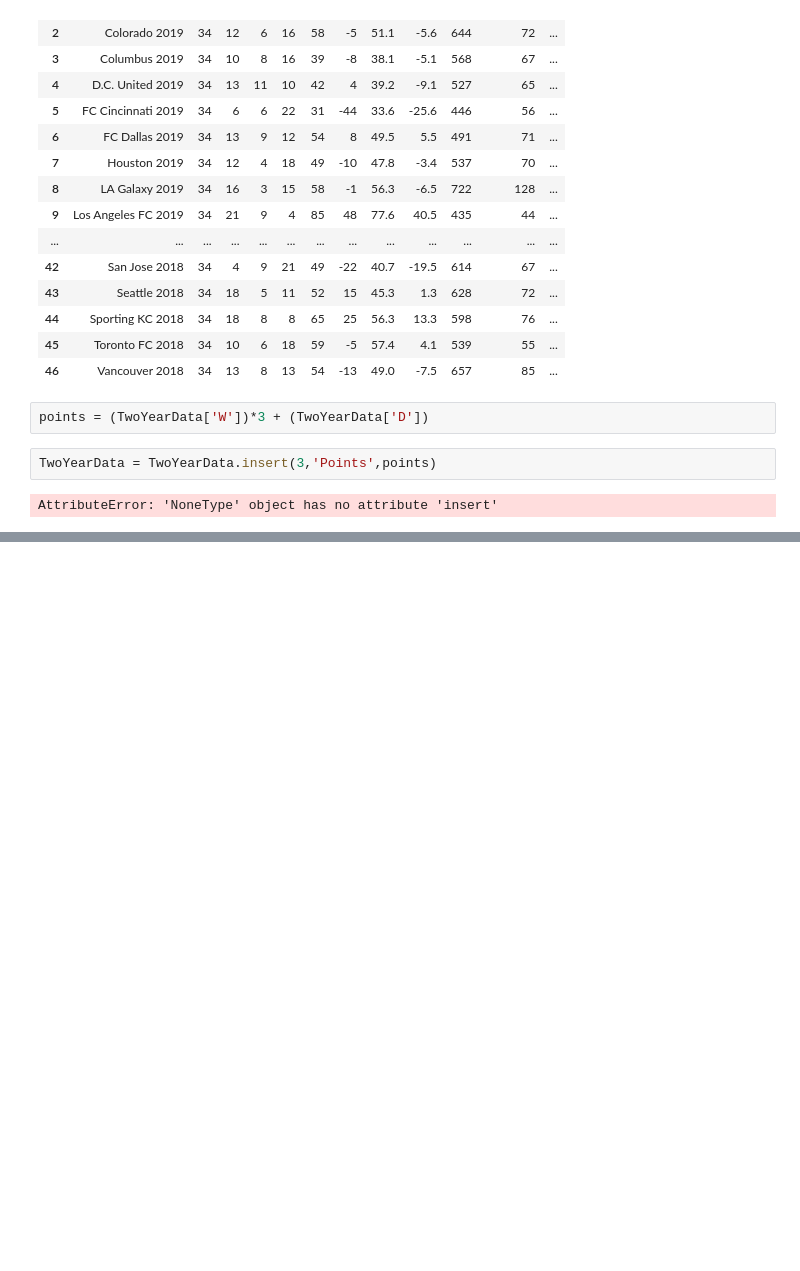
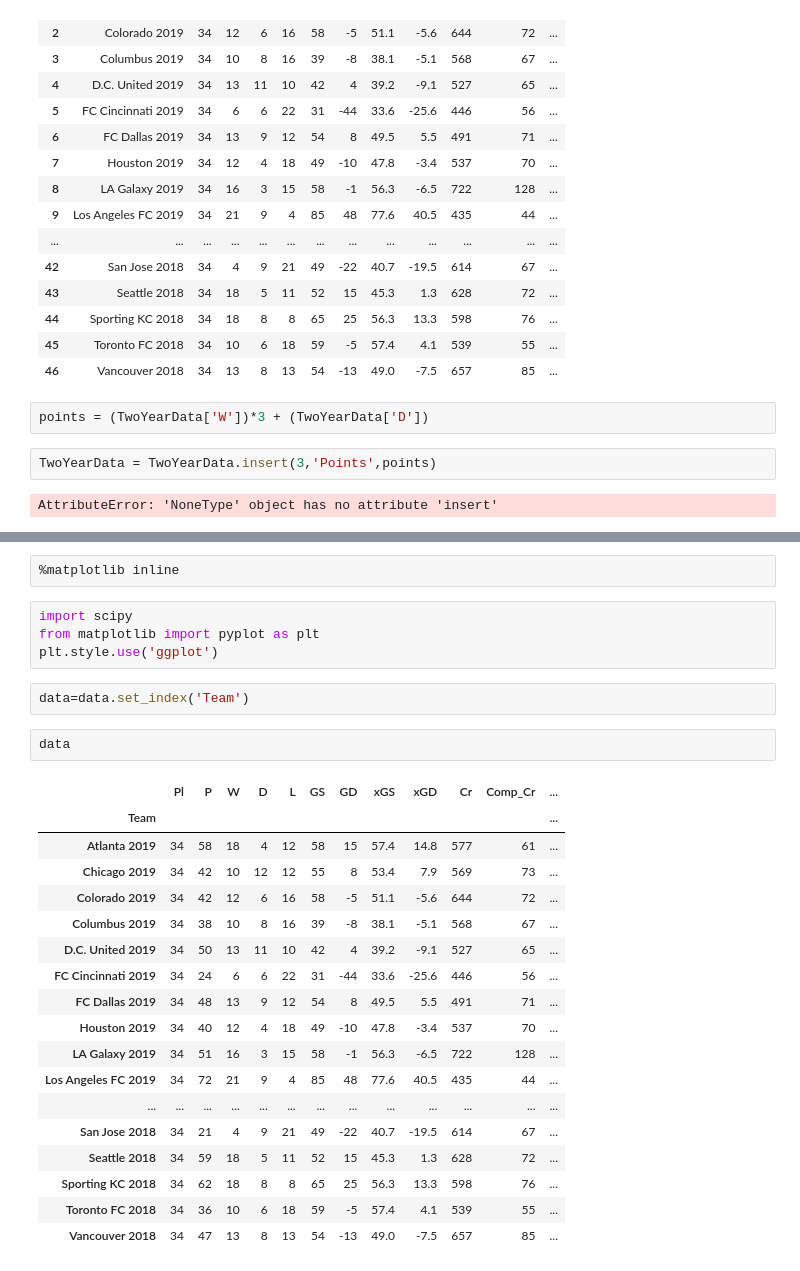
Before and after one commit to jaycohen88/MLS_Web_Scrape, a Jupyter notebook: MLS_Data_Manipulation.ipynb, the cells around one changed output, grey strips where cells are left out. Drawn from its saved outputs; the diff is of its cells as text; blank space fills up the shorter version.

```diff
--- a/MLS_Data_Manipulation.ipynb
+++ b/MLS_Data_Manipulation.ipynb
@@ -220,0 +246,29 @@ AttributeError: 'NoneType' object has no attribute 'insert'
+# %%
+%matplotlib inline
+# %%
+import scipy
+from matplotlib import pyplot as plt
+plt.style.use('ggplot')
+# %%
+data=data.set_index('Team')
+# %%
+data
+# %% [output]
+|  | Pl | P | W | D | L | GS | GD | xGS | xGD | Cr | Comp_Cr | ... |
+| Team |  |  |  |  |  |  |  |  |  |  |  | ... |
+| Atlanta 2019 | 34 | 58 | 18 | 4 | 12 | 58 | 15 | 57.4 | 14.8 | 577 | 61 | ... |
+| Chicago 2019 | 34 | 42 | 10 | 12 | 12 | 55 | 8 | 53.4 | 7.9 | 569 | 73 | ... |
+| Colorado 2019 | 34 | 42 | 12 | 6 | 16 | 58 | -5 | 51.1 | -5.6 | 644 | 72 | ... |
+| Columbus 2019 | 34 | 38 | 10 | 8 | 16 | 39 | -8 | 38.1 | -5.1 | 568 | 67 | ... |
+| D.C. United 2019 | 34 | 50 | 13 | 11 | 10 | 42 | 4 | 39.2 | -9.1 | 527 | 65 | ... |
+| FC Cincinnati 2019 | 34 | 24 | 6 | 6 | 22 | 31 | -44 | 33.6 | -25.6 | 446 | 56 | ... |
+| FC Dallas 2019 | 34 | 48 | 13 | 9 | 12 | 54 | 8 | 49.5 | 5.5 | 491 | 71 | ... |
+| Houston 2019 | 34 | 40 | 12 | 4 | 18 | 49 | -10 | 47.8 | -3.4 | 537 | 70 | ... |
+| LA Galaxy 2019 | 34 | 51 | 16 | 3 | 15 | 58 | -1 | 56.3 | -6.5 | 722 | 128 | ... |
+| Los Angeles FC 2019 | 34 | 72 | 21 | 9 | 4 | 85 | 48 | 77.6 | 40.5 | 435 | 44 | ... |
+| ... | ... | ... | ... | ... | ... | ... | ... | ... | ... | ... | ... | ... |
+| San Jose 2018 | 34 | 21 | 4 | 9 | 21 | 49 | -22 | 40.7 | -19.5 | 614 | 67 | ... |
+| Seattle 2018 | 34 | 59 | 18 | 5 | 11 | 52 | 15 | 45.3 | 1.3 | 628 | 72 | ... |
+| Sporting KC 2018 | 34 | 62 | 18 | 8 | 8 | 65 | 25 | 56.3 | 13.3 | 598 | 76 | ... |
+| Toronto FC 2018 | 34 | 36 | 10 | 6 | 18 | 59 | -5 | 57.4 | 4.1 | 539 | 55 | ... |
+| Vancouver 2018 | 34 | 47 | 13 | 8 | 13 | 54 | -13 | 49.0 | -7.5 | 657 | 85 | ... |
```
Also changed, not shown: parts of 12 cells of this notebook.
